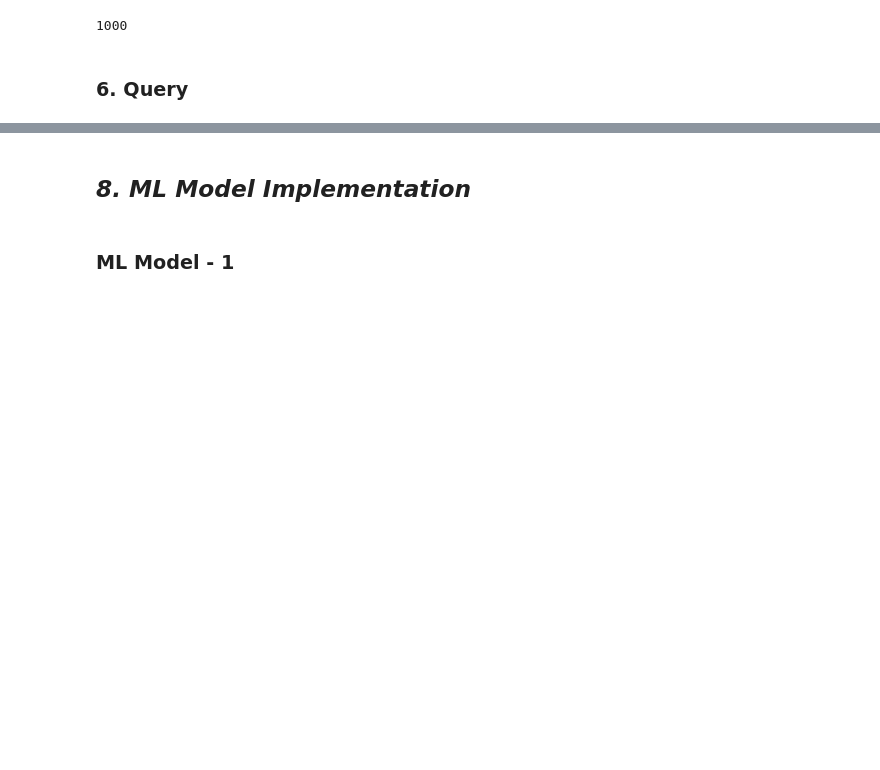
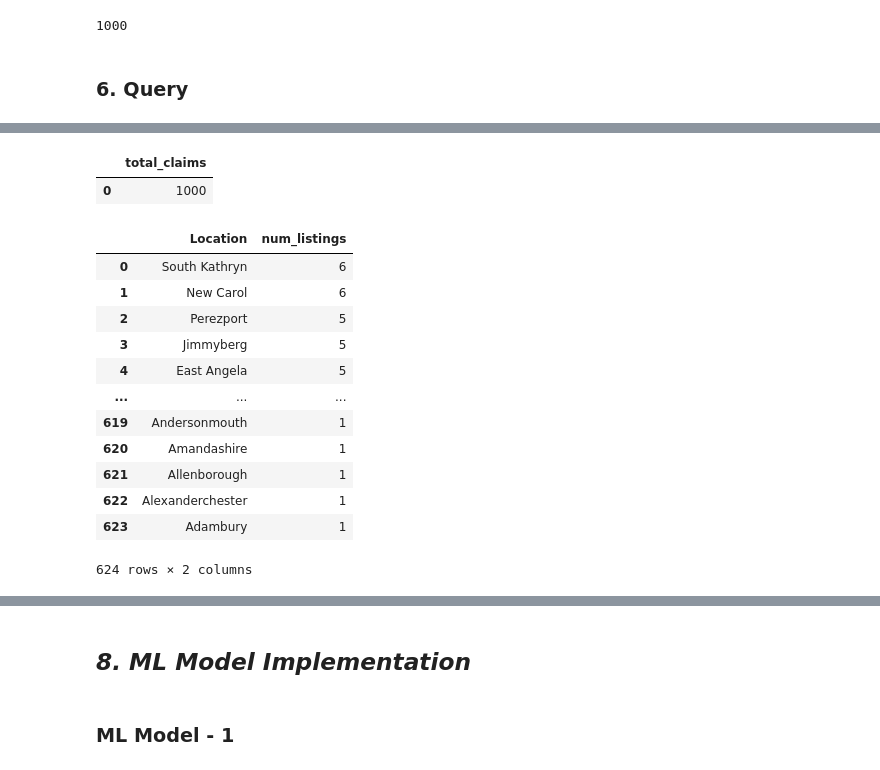
Before and after one commit to prathmesh-nitnaware/food-waster-prediction, a Jupyter notebook: Sample_ML_Submission_Template-2.ipynb, the cells around one changed output, grey strips where cells are left out. Saved outputs shown, nothing was run; the diff lists cells and outputs as text; code cells hidden in the pictures; blank space fills up the shorter version.

```diff
--- a/Sample_ML_Submission_Template-2.ipynb
+++ b/Sample_ML_Submission_Template-2.ipynb
@@ -2032,0 +2015,29 @@ conn.close()
+# %%
+run_query("""
+SELECT COUNT(*) AS total_claims
+FROM claims;
+""")
+# %% [output]
+|  | total_claims |
+| 0 | 1000 |
+# %%
+run_query("""
+SELECT location, COUNT(*) AS num_listings
+FROM food_listings
+GROUP BY location
+ORDER BY num_listings DESC;
+""")
+# %% [output]
+|  | Location | num_listings |
+| 0 | South Kathryn | 6 |
+| 1 | New Carol | 6 |
+| 2 | Perezport | 5 |
+| 3 | Jimmyberg | 5 |
+| 4 | East Angela | 5 |
+| ... | ... | ... |
+| 619 | Andersonmouth | 1 |
+| 620 | Amandashire | 1 |
+| 621 | Allenborough | 1 |
+| 622 | Alexanderchester | 1 |
+| 623 | Adambury | 1 |
+624 rows × 2 columns
```
Also changed, not shown: parts of 36 cells of this notebook, 2 other files.
